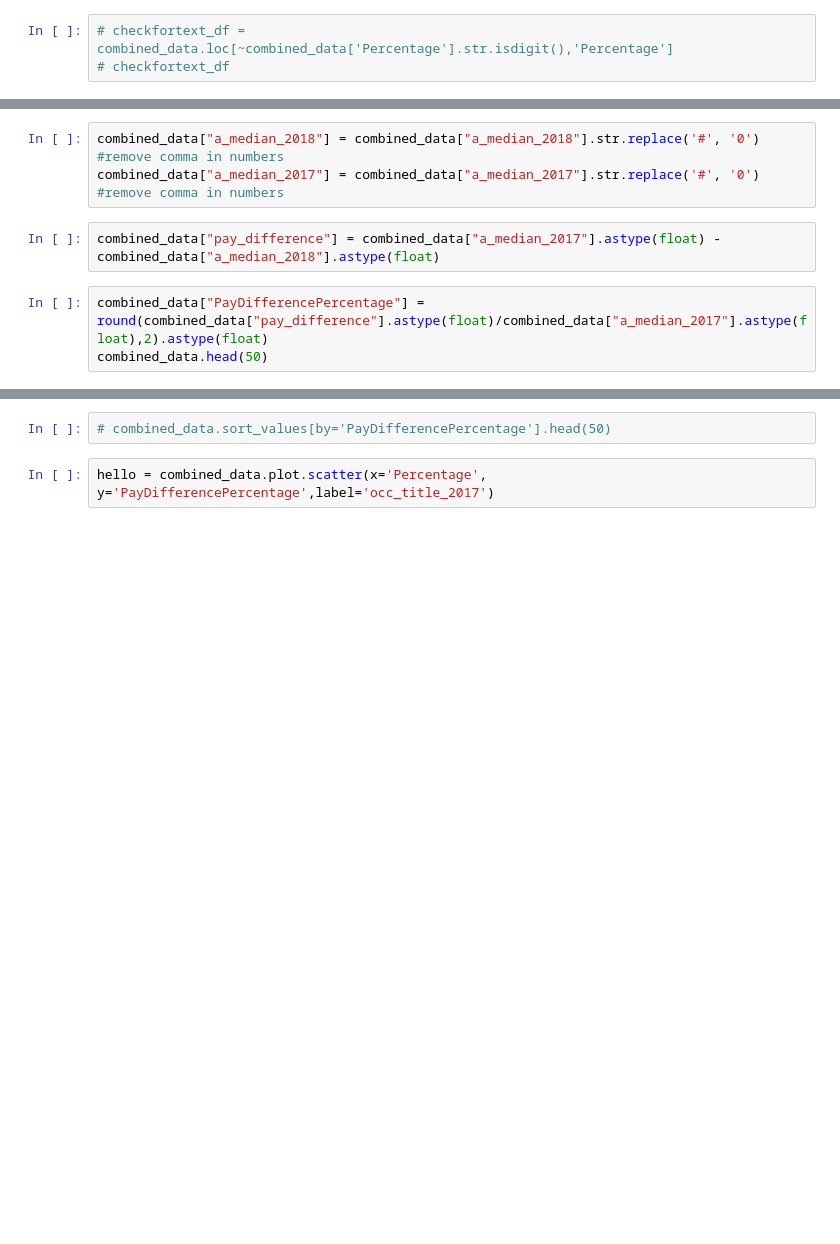
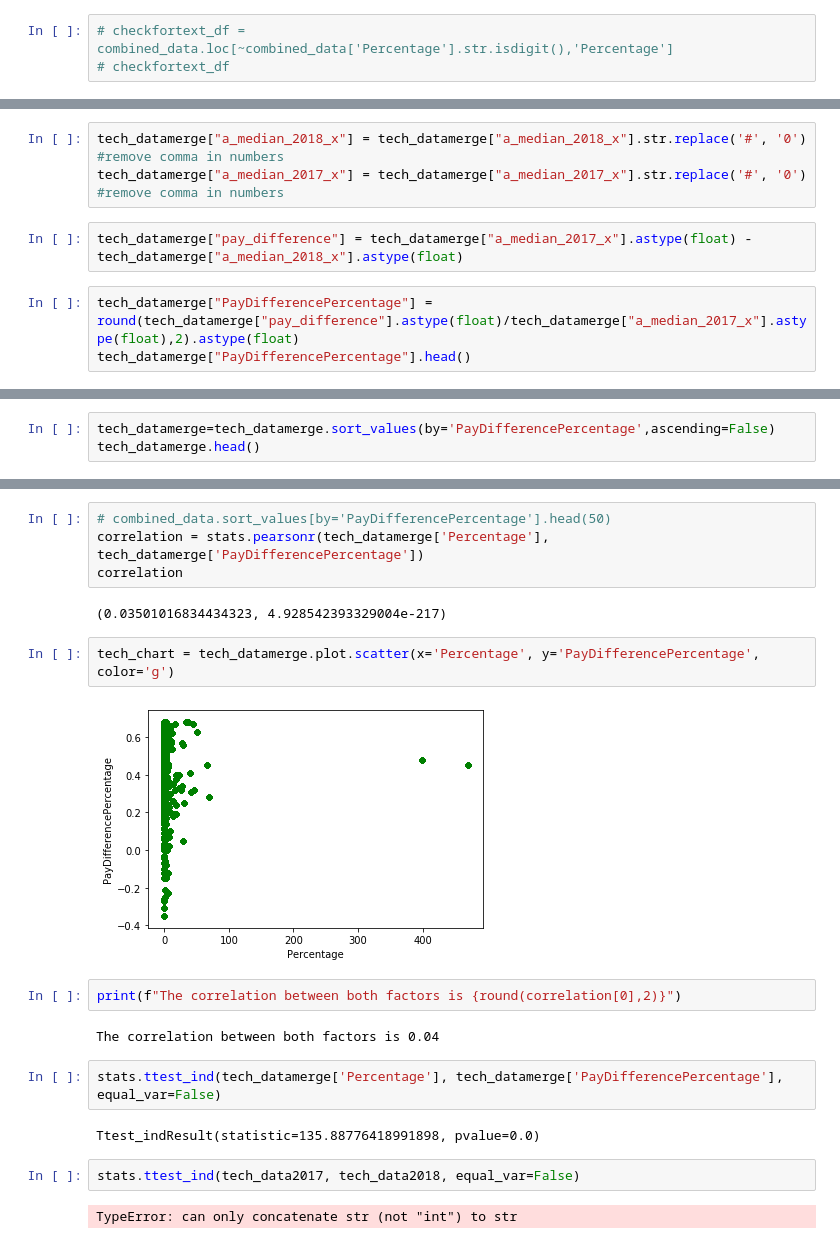
Before and after one commit to dshakoory/UCI_project1, a Jupyter notebook: Industry.ipynb, the cells around one changed output, grey strips where cells are left out. Cells and saved outputs as stored; diff of their text form; blank space fills up the shorter version.

Commit message:
data analysis portion

```diff
--- a/Industry.ipynb
+++ b/Industry.ipynb
@@ -74,8 +160,8 @@ combined_data["a_median_2017"] = combined_data["a_median_2017"].str.replace('*',
 # %%
-combined_data["a_median_2018"] = combined_data["a_median_2018"].str.replace('#', '0')  #remove comma in numbers
-combined_data["a_median_2017"] = combined_data["a_median_2017"].str.replace('#', '0')  #remove comma in numbers
+tech_datamerge["a_median_2018_x"] = tech_datamerge["a_median_2018_x"].str.replace('#', '0')  #remove comma in numbers
+tech_datamerge["a_median_2017_x"] = tech_datamerge["a_median_2017_x"].str.replace('#', '0')  #remove comma in numbers
 # %%
-combined_data["pay_difference"] = combined_data["a_median_2017"].astype(float) - combined_data["a_median_2018"].astype(float)
+tech_datamerge["pay_difference"] = tech_datamerge["a_median_2017_x"].astype(float) - tech_datamerge["a_median_2018_x"].astype(float)
 # %%
-combined_data["PayDifferencePercentage"] = round(combined_data["pay_difference"].astype(float)/combined_data["a_median_2017"].astype(float),2).astype(float)
-combined_data.head(50)
+tech_datamerge["PayDifferencePercentage"] = round(tech_datamerge["pay_difference"].astype(float)/tech_datamerge["a_median_2017_x"].astype(float),2).astype(float)
+tech_datamerge["PayDifferencePercentage"].head()
@@ -81,0 +175,3 @@ combined_data.head(50)
+# %%
+tech_datamerge=tech_datamerge.sort_values(by='PayDifferencePercentage',ascending=False)
+tech_datamerge.head()
@@ -82,4 +186,22 @@ combined_data.head(50)
 # %%
 # combined_data.sort_values[by='PayDifferencePercentage'].head(50)
+correlation = stats.pearsonr(tech_datamerge['Percentage'], tech_datamerge['PayDifferencePercentage'])
+correlation
+# %% [output]
+(0.03501016834434323, 4.928542393329004e-217)
 # %%
-hello = combined_data.plot.scatter(x='Percentage', y='PayDifferencePercentage',label='occ_title_2017')
+tech_chart = tech_datamerge.plot.scatter(x='Percentage', y='PayDifferencePercentage', color='g')
+# %% [output]
+[figure, added]
+# %%
+print(f"The correlation between both factors is {round(correlation[0],2)}")
+# %% [output]
+The correlation between both factors is 0.04
+# %%
+stats.ttest_ind(tech_datamerge['Percentage'], tech_datamerge['PayDifferencePercentage'], equal_var=False)
+# %% [output]
+Ttest_indResult(statistic=135.88776418991898, pvalue=0.0)
+# %%
+stats.ttest_ind(tech_data2017, tech_data2018, equal_var=False)
+# %% [output]
+TypeError: can only concatenate str (not "int") to str
```
Also changed, not shown: parts of 26 cells of this notebook, 1 other file.
